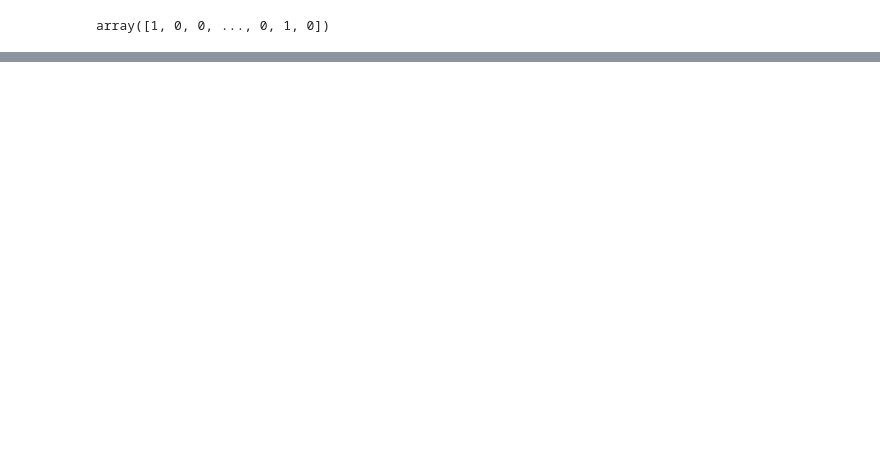
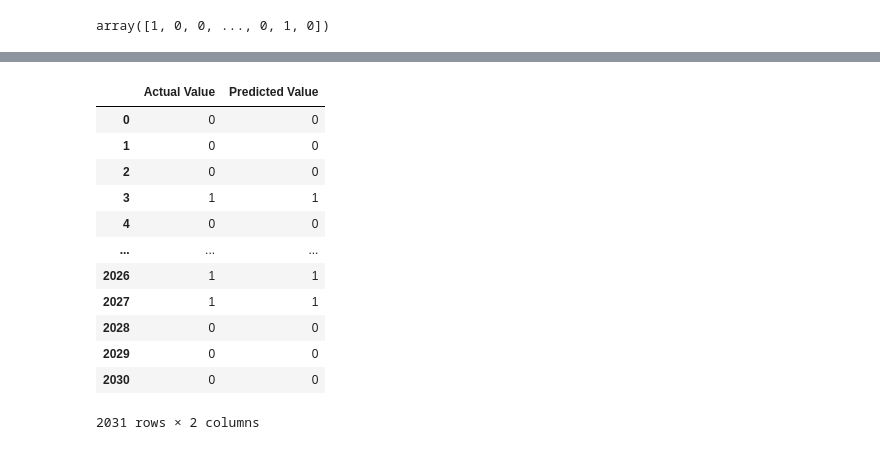
Before and after one commit to binay94/Mushroom_Classifier, a Jupyter notebook: Notebook/model_training.ipynb, the cells around one changed output, grey strips where cells are left out. Drawn from its saved outputs; the diff is of its cells as text; code cells hidden in the pictures; blank space fills up the shorter version.

```diff
--- a/Notebook/model_training.ipynb
+++ b/Notebook/model_training.ipynb
@@ -102,0 +101,7 @@ print(f'Confusion Matrix:\n{results[best_model_name]["confusion_matrix"]}\n')
+# %%
+# Create an Evaluate Function to give all metrics after model Training
+def evaluate_model(true, predicted):
+    accuracy = accuracy_score(true, predicted)
+    confusionmatrix = confusion_matrix(true, predicted)
+    classificationreport = classification_report(true, predicted)
+    return accuracy, confusionmatrix, classificationreport
@@ -102,0 +187,12 @@ print(f'Confusion Matrix:\n{results[best_model_name]["confusion_matrix"]}\n')
+# %%
+for name,model in models.items():
+    model.fit(X_train, y_train)
+    model.score(X_train, y_train)
+    predictions = model.predict(X_test)
+    # performance metrics
+    print(name)
+    print("="*40)
+    print("Accuracy Score:", accuracy_score(y_test, predictions).round(4)*100)
+    print("Confusion Matrix:\n", confusion_matrix(y_test, predictions))
+    print("Classification Report:\n", classification_report(y_test, predictions))
+    print("="*40,"\n")
@@ -102,0 +217,18 @@ print(f'Confusion Matrix:\n{results[best_model_name]["confusion_matrix"]}\n')
+# %%
+# Difference between Actual and Predicted Values
+pred_df=pd.DataFrame({'Actual Value':y_test,'Predicted Value':predictions})
+pred_df
+# %% [output]
+|  | Actual Value | Predicted Value |
+| 0 | 0 | 0 |
+| 1 | 0 | 0 |
+| 2 | 0 | 0 |
+| 3 | 1 | 1 |
+| 4 | 0 | 0 |
+| ... | ... | ... |
+| 2026 | 1 | 1 |
+| 2027 | 1 | 1 |
+| 2028 | 0 | 0 |
+| 2029 | 0 | 0 |
+| 2030 | 0 | 0 |
+2031 rows × 2 columns
```
Also changed, not shown: parts of 10 cells of this notebook, 2 other files.
